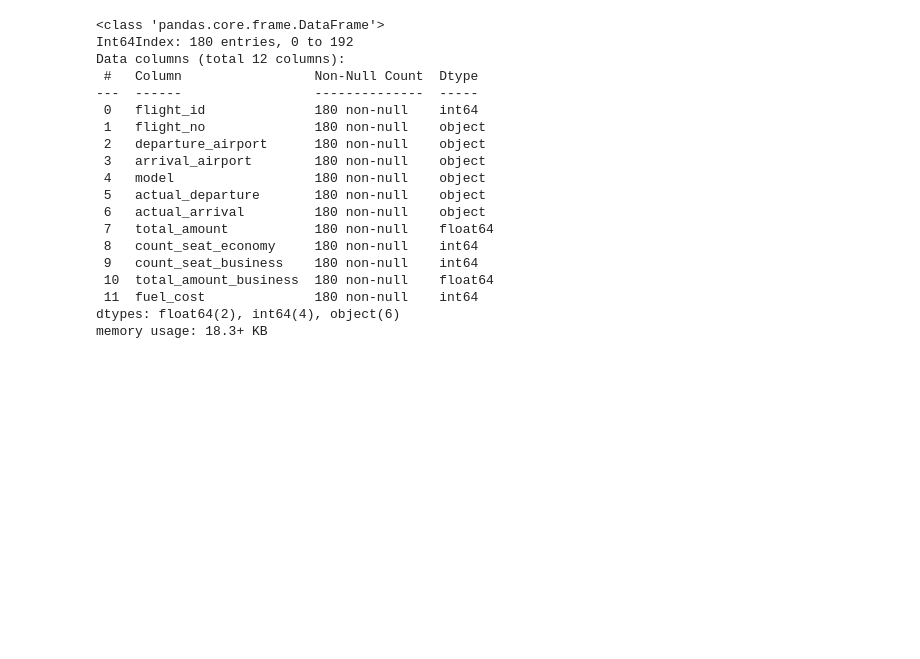
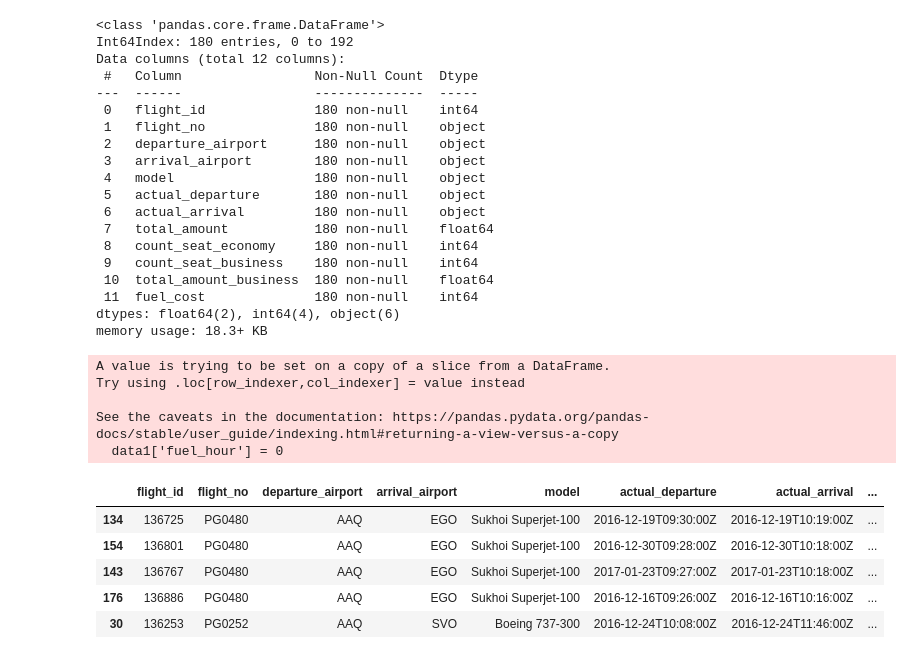
Before and after one commit to AleksandrNisch/Project_4_Skillfactory, a Jupyter notebook: Project 4 research tables.ipynb, the cells around one changed output. Saved outputs shown, nothing was run; the diff lists cells and outputs as text; code cells hidden in the pictures; blank space fills up the shorter version.

Commit message:
new document, add information an calculation

```diff
--- a/Project 4 research tables.ipynb
+++ b/Project 4 research tables.ipynb
@@ -138,0 +152,23 @@ memory usage: 18.3+ KB
+# %%
+def fuel_in_hour(row):
+    if row.model == 'Sukhoi Superjet-100':
+        row.fuel_hour = 1.670
+        return row
+    else:      # Boeing 737-300
+        row.fuel_hour = 2.600
+        return row
+data1['fuel_hour'] = 0
+data1 = data1.apply(lambda row: fuel_in_hour(row), axis=1)
+data1.sample(5)
+# %% [output]
+A value is trying to be set on a copy of a slice from a DataFrame.
+Try using .loc[row_indexer,col_indexer] = value instead
+
+See the caveats in the documentation: https://pandas.pydata.org/pandas-docs/stable/user_guide/indexing.html#returning-a-view-versus-a-copy
+  data1['fuel_hour'] = 0
+|  | flight_id | flight_no | departure_airport | arrival_airport | model | actual_departure | actual_arrival | ... |
+| 134 | 136725 | PG0480 | AAQ | EGO | Sukhoi Superjet-100 | 2016-12-19T09:30:00Z | 2016-12-19T10:19:00Z | ... |
+| 154 | 136801 | PG0480 | AAQ | EGO | Sukhoi Superjet-100 | 2016-12-30T09:28:00Z | 2016-12-30T10:18:00Z | ... |
+| 143 | 136767 | PG0480 | AAQ | EGO | Sukhoi Superjet-100 | 2017-01-23T09:27:00Z | 2017-01-23T10:18:00Z | ... |
+| 176 | 136886 | PG0480 | AAQ | EGO | Sukhoi Superjet-100 | 2016-12-16T09:26:00Z | 2016-12-16T10:16:00Z | ... |
+| 30 | 136253 | PG0252 | AAQ | SVO | Boeing 737-300 | 2016-12-24T10:08:00Z | 2016-12-24T11:46:00Z | ... |
```
Also changed, not shown: parts of 17 cells of this notebook, 1 other file.
